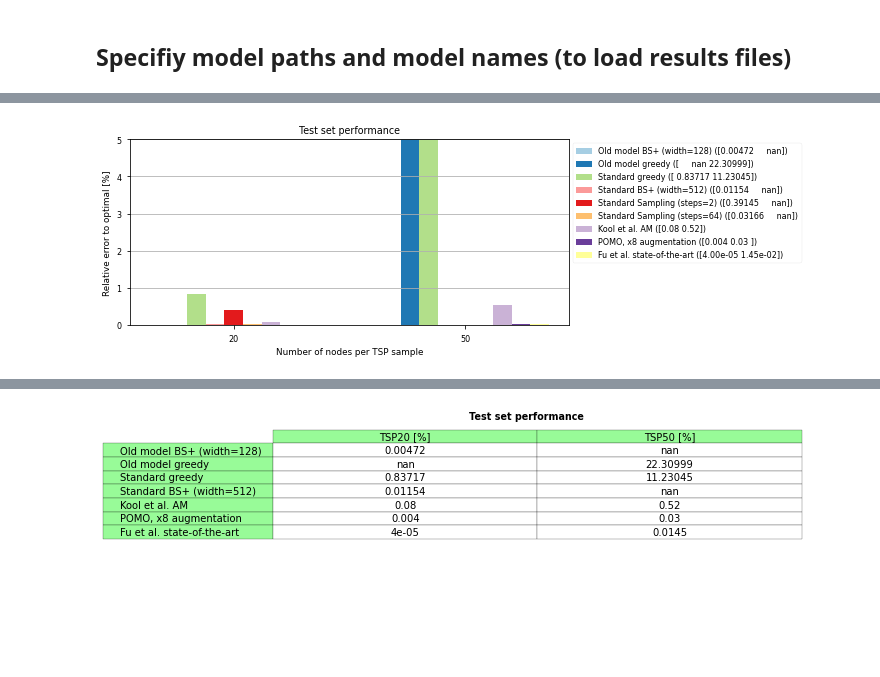
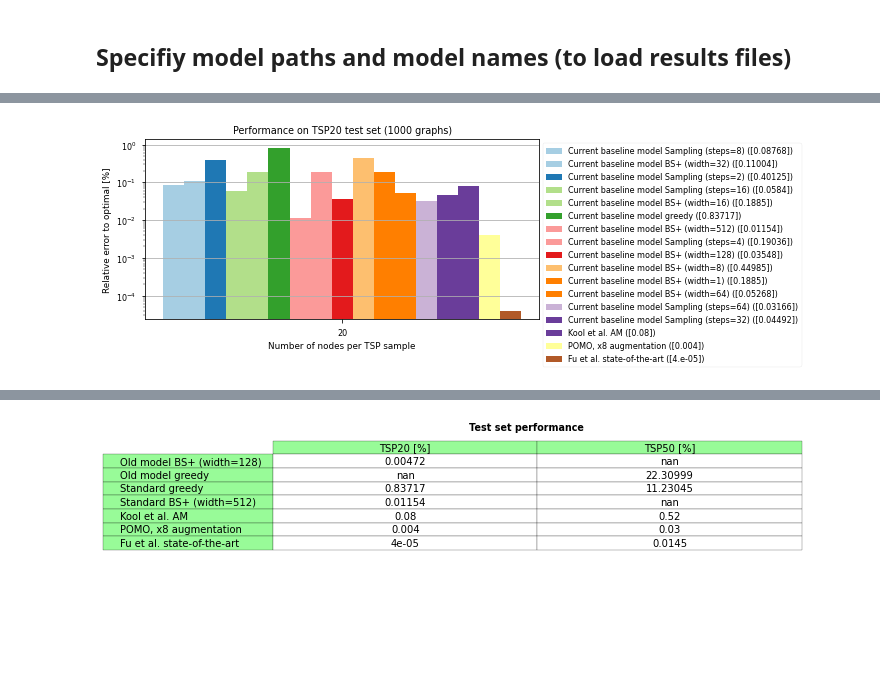
Before and after one commit to dschaub95/FINDER-TSP, a Jupyter notebook: notebooks/FINDER_synthetic_test_visualization.ipynb, the cells around one changed output, grey strips where cells are left out. Drawn from its saved outputs; the diff is of its cells as text; code cells hidden in the pictures.

Commit message:
visualization updates

```diff
--- a/notebooks/FINDER_synthetic_test_visualization.ipynb
+++ b/notebooks/FINDER_synthetic_test_visualization.ipynb
@@ -23,5 +23,6 @@ test_set_names = [test_set_0, test_set_1, test_set_2]
 test_set_0 = 'synthetic_n_20_1000'
 test_set_1 = 'synthetic_n_50_1000'
 test_set_names = [test_set_0, test_set_1]
+test_set_names = test_set_names[0:1]
 # %% [markdown]
 ## Specifiy model paths and model names (to load results files)
@@ -40,15 +29,19 @@ model_names = [
 # %%
-# label models
+model_names = [
+    # 'AGNN_no_help_only_start_end_+_edge_prob_+_unfixed_start_2021-09-08_17:31:23_len_100143',
+    'standard_2021-10-18_02:36:38_len_100324'
+]
+# # label models
+# labels = [
+#     'Sum state representation',
+#     'Dropout 0.1',
+#     'Probability masking',
+#     'Sparsified graph',
+#     'Standard'
+# ]
 labels = [
-    'Sum state representation',
-    'Dropout 0.1',
-    'Probability masking',
-    'Sparsified graph',
-    'Standard'
-]
-labels = [
-    'Old model',
-    'Standard'
+    # 'Old model',
+    'Current baseline model'
 ]
 competitor_labels = [
     'Kool et al. AM',
@@ -61,7 +54,7 @@ def extract_search_strategies(model_name, test_sets, length):
     search_strategies = None
     for test_set in test_sets:
         try:
-            files = os.listdir(f'./results/{model_name}/test_sets/{test_set}/')
+            files = os.listdir(f'../results/{model_name}/test_sets/{test_set}/')
         except:
             continue
         strats = ['_'.join(f.split('.')[0].split('_')[1::])[length::] for f in files if 'solutions' in f]
@@ -177,15 +149,16 @@ def plot_test_performance(mean_errors, model_names, save_path='plots/testset_per
     axs.legend(bbox_to_anchor=(1,1), loc="upper left")
     axs.grid(True, axis='y')
     axs.set_ylabel('Relative error to optimal [%]')
-    axs.set_title('Test set performance')
+    axs.set_title('Performance on TSP20 test set (1000 graphs)')
     axs.set_xticks(x)
-    axs.set_ylim([0,5])
+    # axs.set_ylim([0,1])
+    axs.set_yscale('log')
     test_set_ticks = ['20', '50', '100']
     axs.set_xticklabels(test_set_ticks[0:num_test_sets])
     axs.set_xlabel('Number of nodes per TSP sample')
     plt.tight_layout()
     plt.savefig(save_path, dpi=400)
 # %%
-plot_test_performance(mean_errors, full_labels, save_path='plots/testset_performance_new.png', width=0.08)
+plot_test_performance(mean_errors, full_labels, save_path='../plots/testset_performance_new_.png', width=0.08)
 # %% [output]
-[figure, old version]
+[figure, new version]
```
Also changed, not shown: parts of 10 cells of this notebook, 2 other files.
